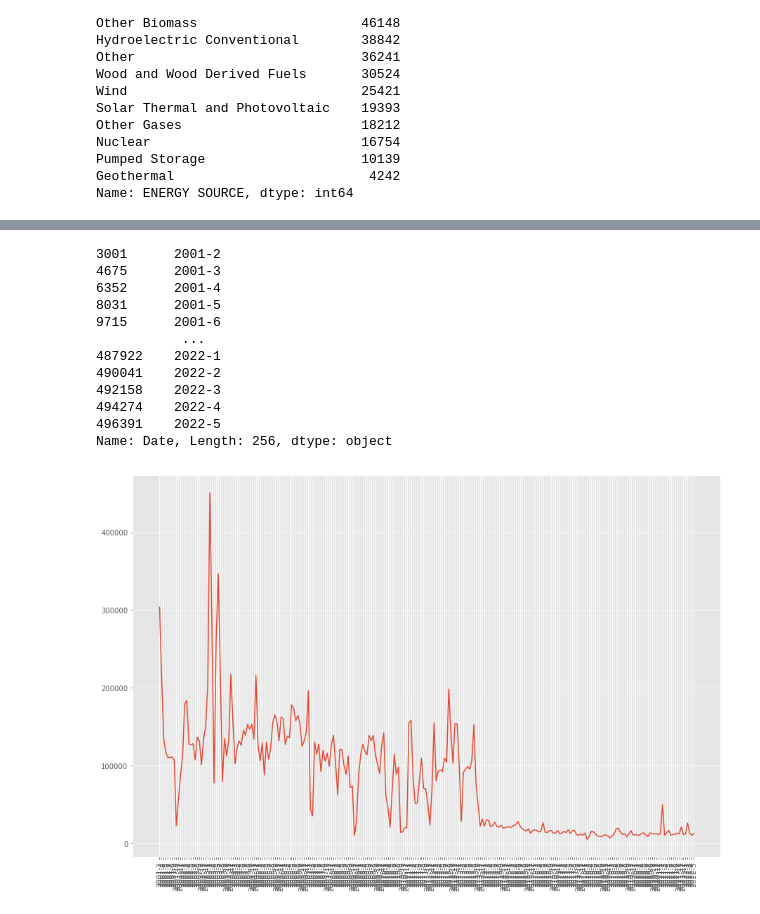
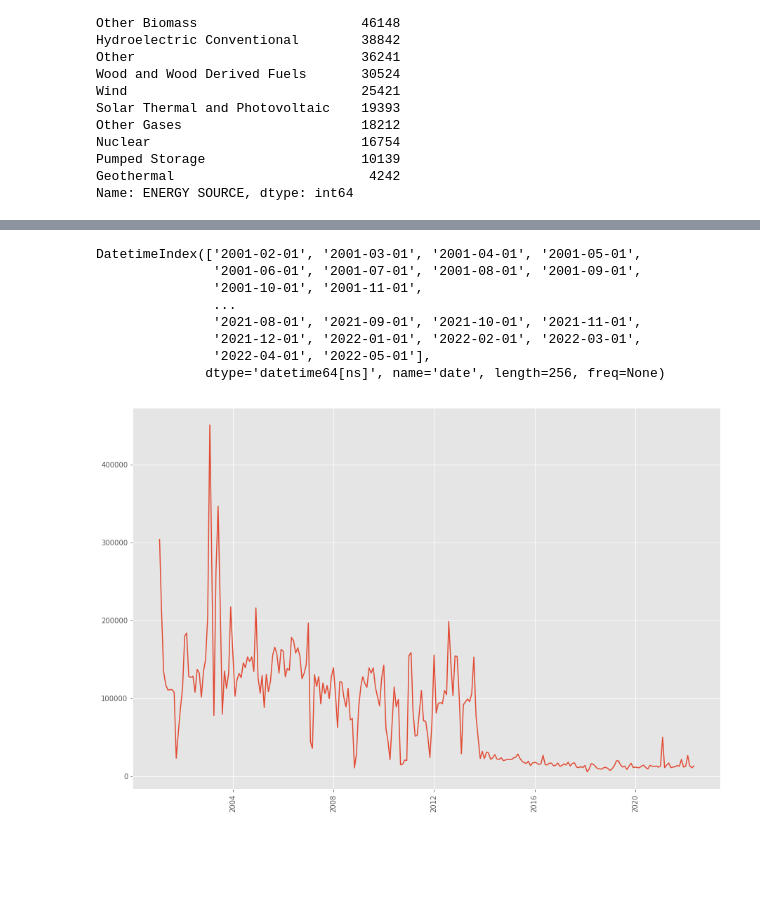
Before and after one commit to MNLKuzmin/USEnergy_Generation, a Jupyter notebook: TimeseriesNotebook.ipynb, the cells around one changed output, grey strips where cells are left out. Drawn from its saved outputs; the diff is of its cells as text; code cells hidden in the pictures; blank space fills up the shorter version.

Commit message:
loaded data and parsed date

```diff
--- a/TimeseriesNotebook.ipynb
+++ b/TimeseriesNotebook.ipynb
@@ -156,0 +33,3 @@ USen
+# %%
+df.set_index('date', inplace=True)
+df
@@ -187,7 +71,6 @@ Pumped Storage                    10139
 Geothermal                         4242
 Name: ENERGY SOURCE, dtype: int64
 # %%
-TX=USen.loc[USen['STATE']=='TX']
-#dataframe.loc[dataframe['Percentage'] > 70]
+TX=df.loc[df['STATE']=='TX']
 TX
 # %% [output]
@@ -209,4 +125,2 @@ TX['ENERGY SOURCE']
 # %%
 TX_oil=TX.loc[TX['ENERGY SOURCE']=='Petroleum']
-# %%
-TX_oil["Date"] = TX_oil['YEAR'].astype(str) +"-"+ TX_oil["MONTH"].astype(str)
@@ -253,2 +162,0 @@ TX_oilf
-# %%
-TX_oilf.rename(columns={6: "t"}, inplace=True)
@@ -302,23 +186,19 @@ TX_oilg
 # %%
-TX_oilg['Date']
+TX_oilg.index
 # %% [output]
-3001      2001-2
-4675      2001-3
-6352      2001-4
-8031      2001-5
-9715      2001-6
-           ...
-487922    2022-1
-490041    2022-2
-492158    2022-3
-494274    2022-4
-496391    2022-5
-Name: Date, Length: 256, dtype: object
+DatetimeIndex(['2001-02-01', '2001-03-01', '2001-04-01', '2001-05-01',
+               '2001-06-01', '2001-07-01', '2001-08-01', '2001-09-01',
+               '2001-10-01', '2001-11-01',
+               ...
+               '2021-08-01', '2021-09-01', '2021-10-01', '2021-11-01',
+               '2021-12-01', '2022-01-01', '2022-02-01', '2022-03-01',
+               '2022-04-01', '2022-05-01'],
+              dtype='datetime64[ns]', name='date', length=256, freq=None)
 # %%
 fig = plt.figure(figsize=(15,10))
 #plt.plot(solar)
-plt.plot(TX_oilg['Date'],TX_oilg['GENERATION (Megawatthours)'])
+plt.plot(TX_oilg.index,TX_oilg['GENERATION (Megawatthours)'])
 plt.xticks(rotation=90)
 plt.show()
 # %% [output]
-[figure, old version]
+[figure, new version]
```
Also changed, not shown: parts of 33 cells of this notebook.
